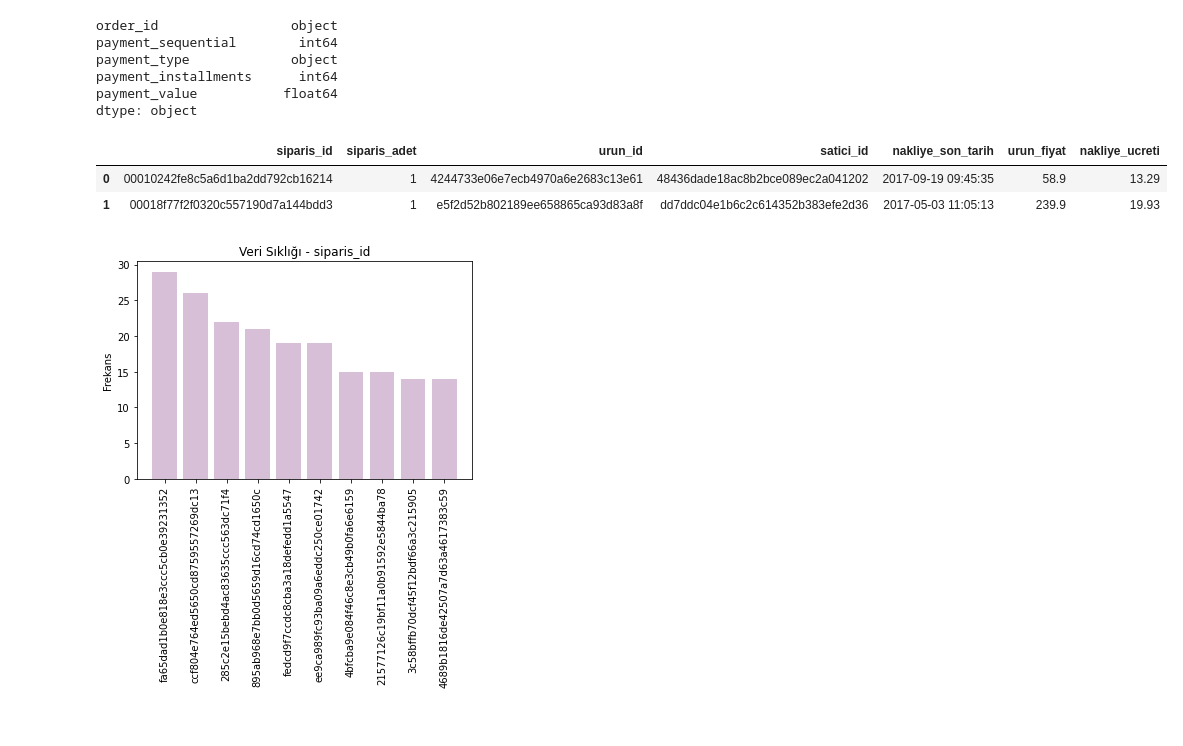
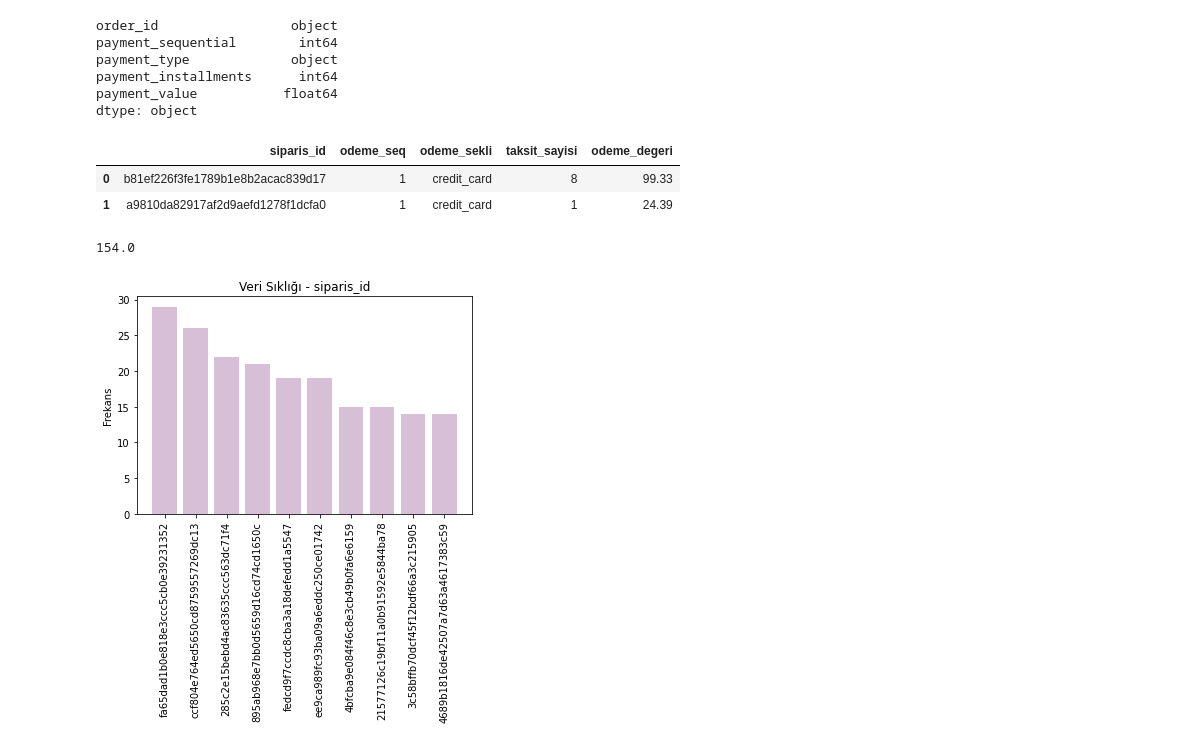
Before and after one commit to sudeokumus/womenintech_python_bitirme_projesi, a Jupyter notebook: ayrintilar.ipynb, the cells around one changed output. Cells and saved outputs as stored; diff of their text form; code cells hidden in the pictures.

```diff
--- a/ayrintilar.ipynb
+++ b/ayrintilar.ipynb
@@ -661,16 +672,22 @@ dtype: object
 # %%
 payments_data.rename(columns = {'order_id':                 'siparis_id',
                                 'payment_sequential':       'odeme_seq',
                                 'payment_type':             'odeme_sekli',
                                 'payment_installments':     'taksit_sayisi',
                                 'payment_value':            'odeme_degeri'
                                 }, inplace = True)
 
-items_data.head(2)
+payments_data.head(2)
 # %% [output]
-|  | siparis_id | siparis_adet | urun_id | satici_id | nakliye_son_tarih | urun_fiyat | nakliye_ucreti |
-| 0 | 00010242fe8c5a6d1ba2dd792cb16214 | 1 | 4244733e06e7ecb4970a6e2683c13e61 | 48436dade18ac8b2bce089ec2a041202 | 2017-09-19 09:45:35 | 58.9 | 13.29 |
-| 1 | 00018f77f2f0320c557190d7a144bdd3 | 1 | e5f2d52b802189ee658865ca93d83a8f | dd7ddc04e1b6c2c614352b383efe2d36 | 2017-05-03 11:05:13 | 239.9 | 19.93 |
+|  | siparis_id | odeme_seq | odeme_sekli | taksit_sayisi | odeme_degeri |
+| 0 | b81ef226f3fe1789b1e8b2acac839d17 | 1 | credit_card | 8 | 99.33 |
+| 1 | a9810da82917af2d9aefd1278f1dcfa0 | 1 | credit_card | 1 | 24.39 |
+# %%
+#Siparişlerin ortalama değeri:
+
+np.round(payments_data.odeme_degeri.mean())
+# %% [output]
+154.0
 # %%
 def plotBar(degisken, n = 10):   #En çok görülen 10 değer
 
```
Also changed, not shown: parts of 28 cells of this notebook, 1 other file.
